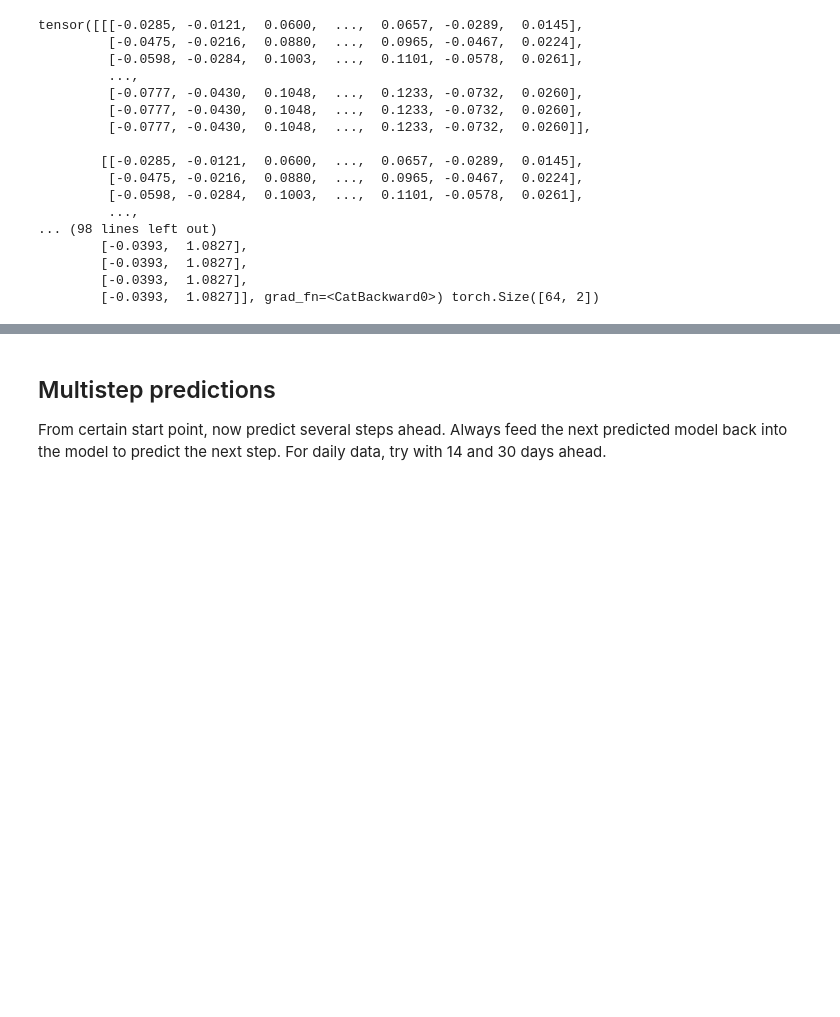
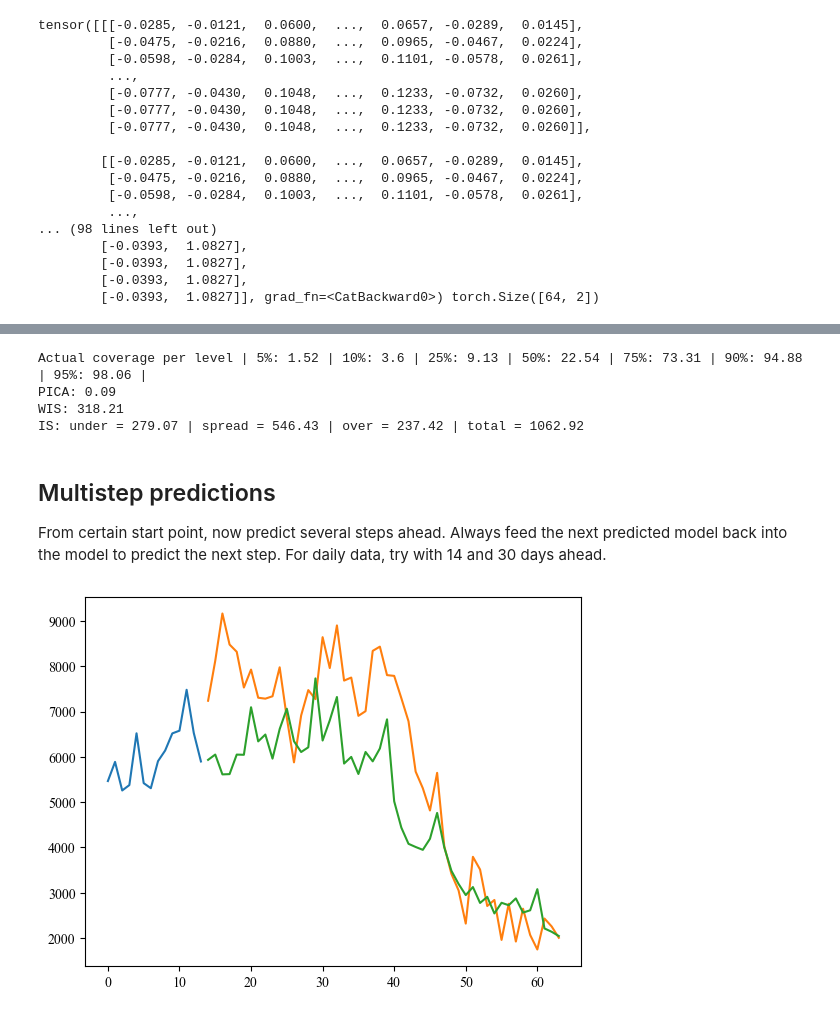
Before and after one commit to silaskoemen/ForecastPNN, a Jupyter notebook: exploration/train_model.ipynb, the cells around one changed output, grey strips where cells are left out. Drawn from its saved outputs; the diff is of its cells as text; code cells hidden in the pictures; blank space fills up the shorter version.

```diff
--- a/exploration/train_model.ipynb
+++ b/exploration/train_model.ipynb
@@ -276,4 +383,30 @@ tensor([[[-0.0285, -0.0121,  0.0600,  ...,  0.0657, -0.0289,  0.0145],
+# %%
+from forecastpnn.utils.metrics import pnn_PIs_indiv, evaluate_PIs
+set_seeds(RANDOM_SEED)
+## Write function to generate interval dict, and safe it if desired, then pass to standard evaluate_PI
+levels_pnn = pnn_PIs_indiv(forecast_pnn, test_loader, random_split = RANDOM_SPLIT, save=False, future_obs=0) # can save if good scores and architecture to use for comparisons with others
+_ = evaluate_PIs(levels_pnn, test_loader, return_coverages=False, return_is_decomposed=False, total = False)
+# %% [output]
+Actual coverage per level | 5%: 1.52 | 10%: 3.6 | 25%: 9.13 | 50%: 22.54 | 75%: 73.31 | 90%: 94.88 | 95%: 98.06 |
+PICA: 0.09
+WIS: 318.21
+IS: under = 279.07 | spread = 546.43 | over = 237.42 | total = 1062.92
 # %% [markdown]
 ## Multistep predictions
 
 From certain start point, now predict several steps ahead. Always feed the next predicted model back into the model to predict the next step. For daily data, try with 14 and 30 days ahead.
+# %%
+# Select index, then get x forecast values, then plot
+from forecastpnn.utils.pred_utils import create_multistep_forecasts_point
+idx = 2275
+forecasts, true_vals = create_multistep_forecasts_point(model=forecast_pnn, dataset=dl, idx=idx, steps= 50, return_true = True)
+# %%
+import matplotlib.pyplot as plt
+steps_before = 14
+prev_vals = [dl.__getitem__(i)[1].cpu().numpy() for i in range(idx-steps_before, idx)]
+plt.plot(range(steps_before), prev_vals, label = 'Previous')
+plt.plot(range(steps_before, steps_before + len(forecasts)), np.squeeze(forecasts), label = 'Forecast')
+plt.plot(range(steps_before, steps_before + len(forecasts)), np.squeeze(true_vals), label = 'True')
+plt.show()
+# %% [output]
+[figure, added]
```
Also changed, not shown: parts of 5 cells of this notebook, 16 other files.
